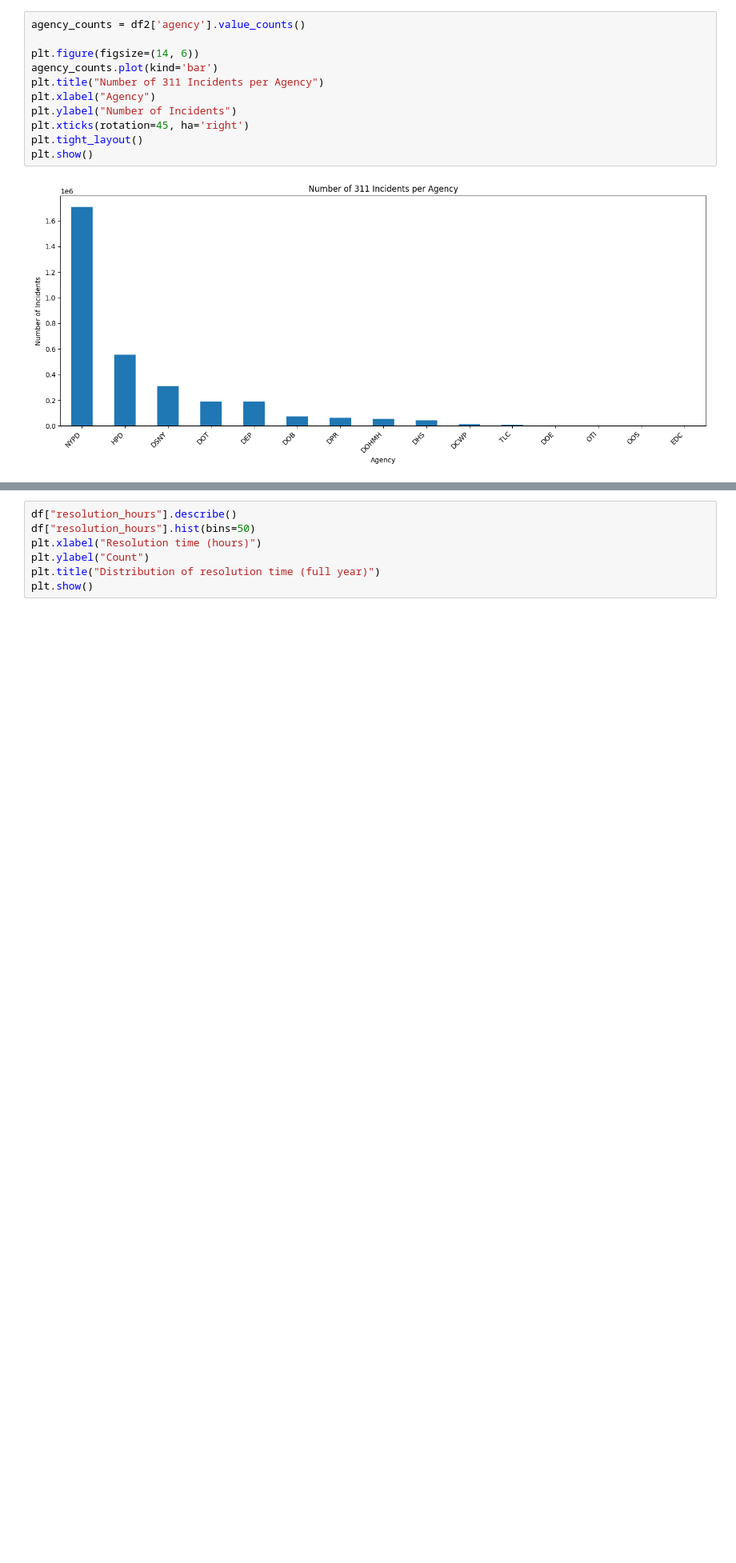
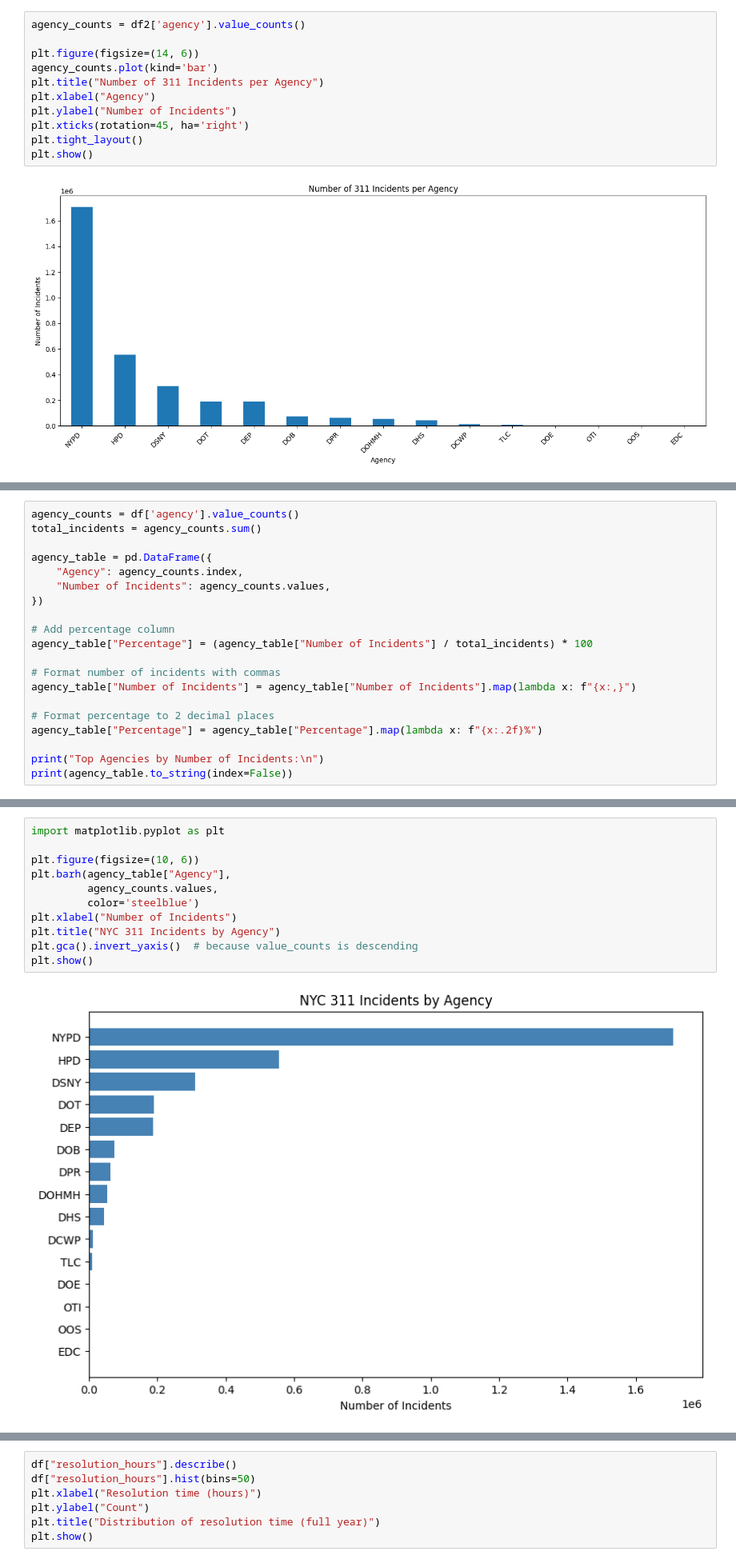
Before and after one commit to yerapark/nyc-311-service-analysis, a Jupyter notebook: notebooks/03_full_year_modeling.ipynb, the cells around one changed output, grey strips where cells are left out. Shown at 80% size. Drawn from its saved outputs; the diff is of its cells as text; blank space fills up the shorter version.

Commit message:
Agencies+boroughs clean up

```diff
--- a/notebooks/03_full_year_modeling.ipynb
+++ b/notebooks/03_full_year_modeling.ipynb
@@ -286,0 +246,20 @@ plt.show()
+# %%
+agency_counts = df['agency'].value_counts()
+total_incidents = agency_counts.sum()
+
+agency_table = pd.DataFrame({
+    "Agency": agency_counts.index,
+    "Number of Incidents": agency_counts.values,
+})
+
+# Add percentage column
+agency_table["Percentage"] = (agency_table["Number of Incidents"] / total_incidents) * 100
+
+# Format number of incidents with commas
+agency_table["Number of Incidents"] = agency_table["Number of Incidents"].map(lambda x: f"{x:,}")
+
+# Format percentage to 2 decimal places
+agency_table["Percentage"] = agency_table["Percentage"].map(lambda x: f"{x:.2f}%")
+
+print("Top Agencies by Number of Incidents:\n")
+print(agency_table.to_string(index=False))
@@ -286,0 +285,13 @@ plt.show()
+# %%
+import matplotlib.pyplot as plt
+
+plt.figure(figsize=(10, 6))
+plt.barh(agency_table["Agency"],
+         agency_counts.values,
+         color='steelblue')
+plt.xlabel("Number of Incidents")
+plt.title("NYC 311 Incidents by Agency")
+plt.gca().invert_yaxis()  # because value_counts is descending
+plt.show()
+# %% [output]
+[figure, added]
```
Also changed, not shown: parts of 43 cells of this notebook.
